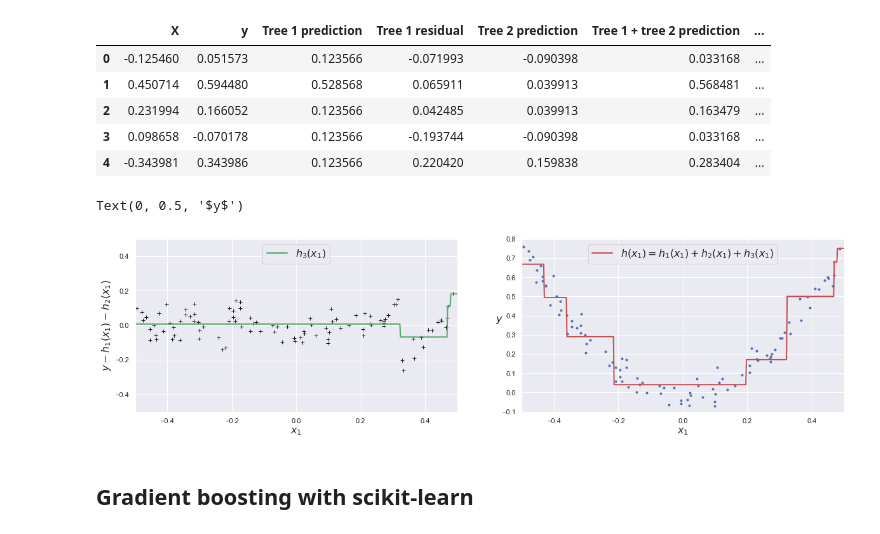
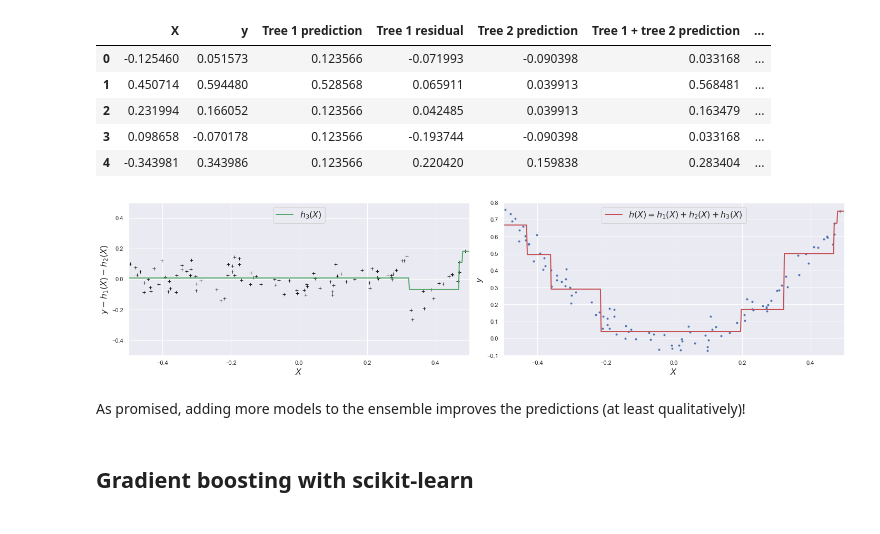
Before and after one commit to lewtun/hepml, a Jupyter notebook: notebooks/lesson04_intro-to-gradient-boosting.ipynb, the cells around one changed output. Drawn from its saved outputs; the diff is of its cells as text; code cells hidden in the pictures.

```diff
--- a/notebooks/lesson04_intro-to-gradient-boosting.ipynb
+++ b/notebooks/lesson04_intro-to-gradient-boosting.ipynb
@@ -133,6 +173,8 @@ def plot_predictions(regressors, X, y, axes, label=None, style="r-", data_style=
     if label or data_label:
         plt.legend(loc="upper center", fontsize=16)
     plt.axis(axes)
+    plt.ylabel("$y$", fontsize=16)
+    plt.xlabel("$X$", fontsize=16)
 # %%
 plot_predictions(
     [tree_1], X, y, axes=[-0.5, 0.5, -0.1, 0.8], label="$h(X)=h_1(X)$", style="g-", data_label="Training set"
@@ -248,28 +289,27 @@ data.head()
 # %%
 fig, (ax0, ax1) = plt.subplots(ncols=2, figsize=(20, 5))
 
 plt.subplot(ax0)
 plot_predictions(
     [tree_3],
     X,
     data["Tree 1 + tree 2 residual"],
     axes=[-0.5, 0.5, -0.5, 0.5],
-    label="$h_3(x_1)$",
+    label="$h_3(X)$",
     style="g-",
     data_style="k+",
 )
-plt.ylabel("$y - h_1(x_1) - h_2(x_1)$", fontsize=16)
-plt.xlabel("$x_1$", fontsize=16)
+plt.ylabel("$y - h_1(X) - h_2(X)$", fontsize=16)
 
 plt.subplot(ax1)
 plot_predictions(
-    [tree_1, tree_2, tree_3], X, y, axes=[-0.5, 0.5, -0.1, 0.8], label="$h(x_1) = h_1(x_1) + h_2(x_1) + h_3(x_1)$",
+    [tree_1, tree_2, tree_3], X, y, axes=[-0.5, 0.5, -0.1, 0.8], label="$h(X) = h_1(X) + h_2(X) + h_3(X)$",
 )
-plt.xlabel("$x_1$", fontsize=16)
-plt.ylabel("$y$", fontsize=16, rotation=0)
+plt.tight_layout()
 # %% [output]
-Text(0, 0.5, '$y$')
-[figure, old version]
+[figure, new version]
+# %% [markdown]
+As promised, adding more models to the ensemble improves the predictions (at least qualitatively)!
 # %% [markdown]
 ## Gradient boosting with scikit-learn
 # %% [markdown]
```
Also changed, not shown: parts of 20 cells of this notebook, 3 other files.
